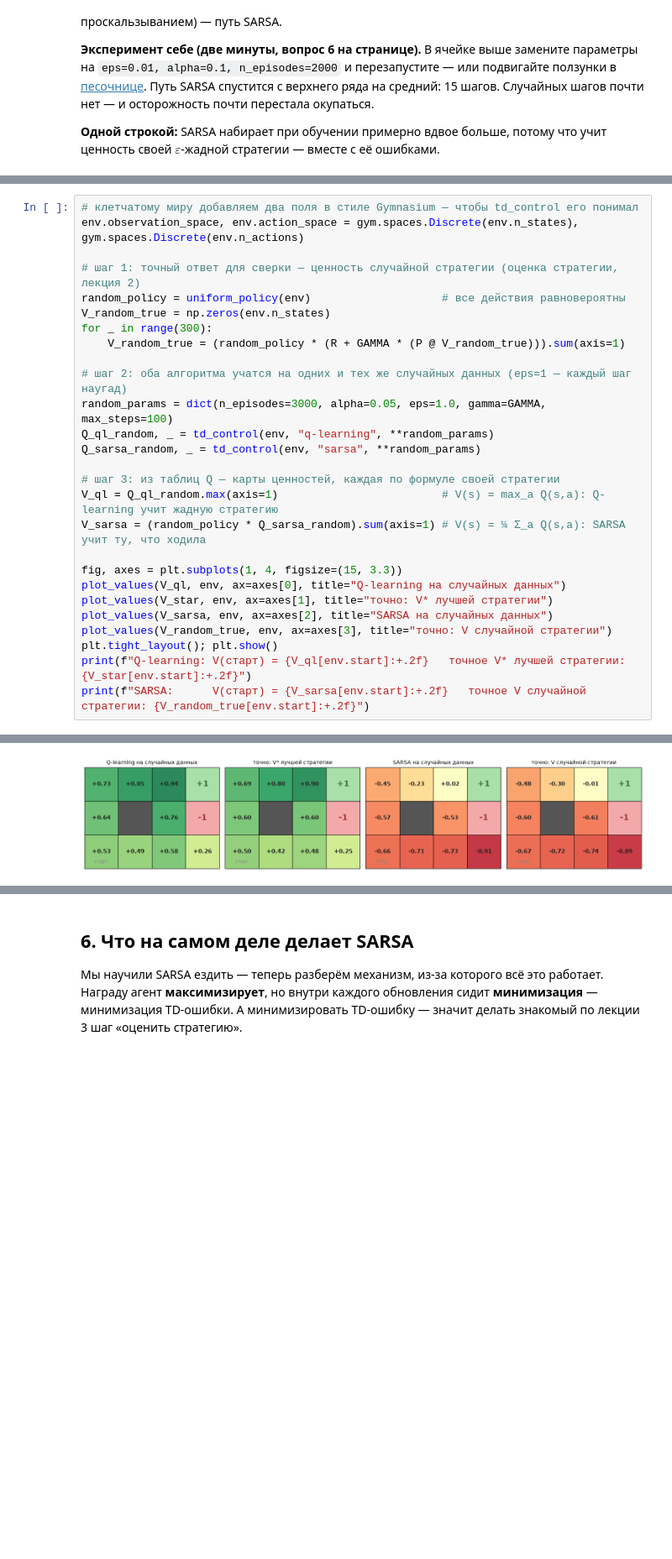
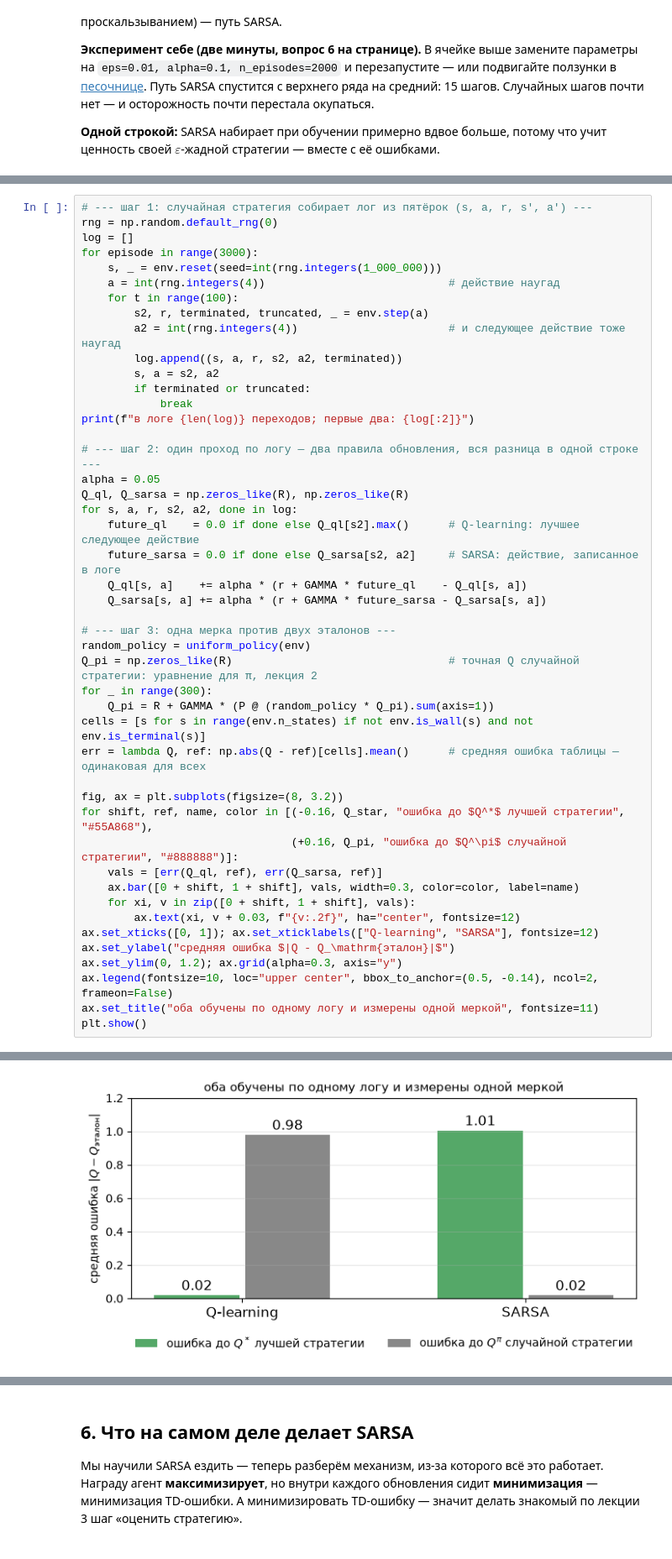
Before and after one commit to IlyaChichkanov/Reinforcement-learning, a Jupyter notebook: 04-sarsa/lecture/lecture.ipynb, the cells around one changed output, grey strips where cells are left out. Shown at 84% size. Saved outputs shown, nothing was run; the diff lists cells and outputs as text; blank space fills up the shorter version.

```diff
--- a/04-sarsa/lecture/lecture.ipynb
+++ b/04-sarsa/lecture/lecture.ipynb
@@ -290,28 +280,47 @@ $$
 # %%
-# клетчатому миру добавляем два поля в стиле Gymnasium — чтобы td_control его понимал
-env.observation_space, env.action_space = gym.spaces.Discrete(env.n_states), gym.spaces.Discrete(env.n_actions)
+# --- шаг 1: случайная стратегия собирает лог из пятёрок (s, a, r, s', a') ---
+rng = np.random.default_rng(0)
+log = []
+for episode in range(3000):
+    s, _ = env.reset(seed=int(rng.integers(1_000_000)))
+    a = int(rng.integers(4))                            # действие наугад
+    for t in range(100):
+        s2, r, terminated, truncated, _ = env.step(a)
+        a2 = int(rng.integers(4))                       # и следующее действие тоже наугад
+        log.append((s, a, r, s2, a2, terminated))
+        s, a = s2, a2
+        if terminated or truncated:
+            break
+print(f"в логе {len(log)} переходов; первые два: {log[:2]}")
 
-# шаг 1: точный ответ для сверки — ценность случайной стратегии (оценка стратегии, лекция 2)
-random_policy = uniform_policy(env)                    # все действия равновероятны
-V_random_true = np.zeros(env.n_states)
+# --- шаг 2: один проход по логу — два правила обновления, вся разница в одной строке ---
+alpha = 0.05
+Q_ql, Q_sarsa = np.zeros_like(R), np.zeros_like(R)
+for s, a, r, s2, a2, done in log:
+    future_ql    = 0.0 if done else Q_ql[s2].max()      # Q-learning: лучшее следующее действие
+    future_sarsa = 0.0 if done else Q_sarsa[s2, a2]     # SARSA: действие, записанное в логе
+    Q_ql[s, a]    += alpha * (r + GAMMA * future_ql    - Q_ql[s, a])
+    Q_sarsa[s, a] += alpha * (r + GAMMA * future_sarsa - Q_sarsa[s, a])
+
+# --- шаг 3: одна мерка против двух эталонов ---
+random_policy = uniform_policy(env)
+Q_pi = np.zeros_like(R)                                 # точная Q случайной стратегии: уравнение для π, лекция 2
 for _ in range(300):
-    V_random_true = (random_policy * (R + GAMMA * (P @ V_random_true))).sum(axis=1)
+    Q_pi = R + GAMMA * (P @ (random_policy * Q_pi).sum(axis=1))
+cells = [s for s in range(env.n_states) if not env.is_wall(s) and not env.is_terminal(s)]
+err = lambda Q, ref: np.abs(Q - ref)[cells].mean()      # средняя ошибка таблицы — одинаковая для всех
 
-# шаг 2: оба алгоритма учатся на одних и тех же случайных данных (eps=1 — каждый шаг наугад)
-random_params = dict(n_episodes=3000, alpha=0.05, eps=1.0, gamma=GAMMA, max_steps=100)
-Q_ql_random, _ = td_control(env, "q-learning", **random_params)
-Q_sarsa_random, _ = td_control(env, "sarsa", **random_params)
-
-# шаг 3: из таблиц Q — карты ценностей, каждая по формуле своей стратегии
-V_ql = Q_ql_random.max(axis=1)                         # V(s) = max_a Q(s,a): Q-learning учит жадную стратегию
-V_sarsa = (random_policy * Q_sarsa_random).sum(axis=1) # V(s) = ¼ Σ_a Q(s,a): SARSA учит ту, что ходила
-
-fig, axes = plt.subplots(1, 4, figsize=(15, 3.3))
-plot_values(V_ql, env, ax=axes[0], title="Q-learning на случайных данных")
-plot_values(V_star, env, ax=axes[1], title="точно: V* лучшей стратегии")
-plot_values(V_sarsa, env, ax=axes[2], title="SARSA на случайных данных")
-plot_values(V_random_true, env, ax=axes[3], title="точно: V случайной стратегии")
-plt.tight_layout(); plt.show()
-print(f"Q-learning: V(старт) = {V_ql[env.start]:+.2f}   точное V* лучшей стратегии:    {V_star[env.start]:+.2f}")
-print(f"SARSA:      V(старт) = {V_sarsa[env.start]:+.2f}   точное V случайной стратегии: {V_random_true[env.start]:+.2f}")
+fig, ax = plt.subplots(figsize=(8, 3.2))
+for shift, ref, name, color in [(-0.16, Q_star, "ошибка до $Q^*$ лучшей стратегии", "#55A868"),
+                                (+0.16, Q_pi, "ошибка до $Q^\pi$ случайной стратегии", "#888888")]:
+    vals = [err(Q_ql, ref), err(Q_sarsa, ref)]
+    ax.bar([0 + shift, 1 + shift], vals, width=0.3, color=color, label=name)
+    for xi, v in zip([0 + shift, 1 + shift], vals):
+        ax.text(xi, v + 0.03, f"{v:.2f}", ha="center", fontsize=12)
+ax.set_xticks([0, 1]); ax.set_xticklabels(["Q-learning", "SARSA"], fontsize=12)
+ax.set_ylabel("средняя ошибка $|Q - Q_\mathrm{эталон}|$")
+ax.set_ylim(0, 1.2); ax.grid(alpha=0.3, axis="y")
+ax.legend(fontsize=10, loc="upper center", bbox_to_anchor=(0.5, -0.14), ncol=2, frameon=False)
+ax.set_title("оба обучены по одному логу и измерены одной меркой", fontsize=11)
+plt.show()
 # %% [output]
@@ -318 +328 @@ print(f"SARSA:      V(старт) = {V_sarsa[env.start]:+.2f}   точное V
-[figure, old version]
+[figure, new version]
```
Also changed, not shown: parts of 4 cells of this notebook, 2 other files.
